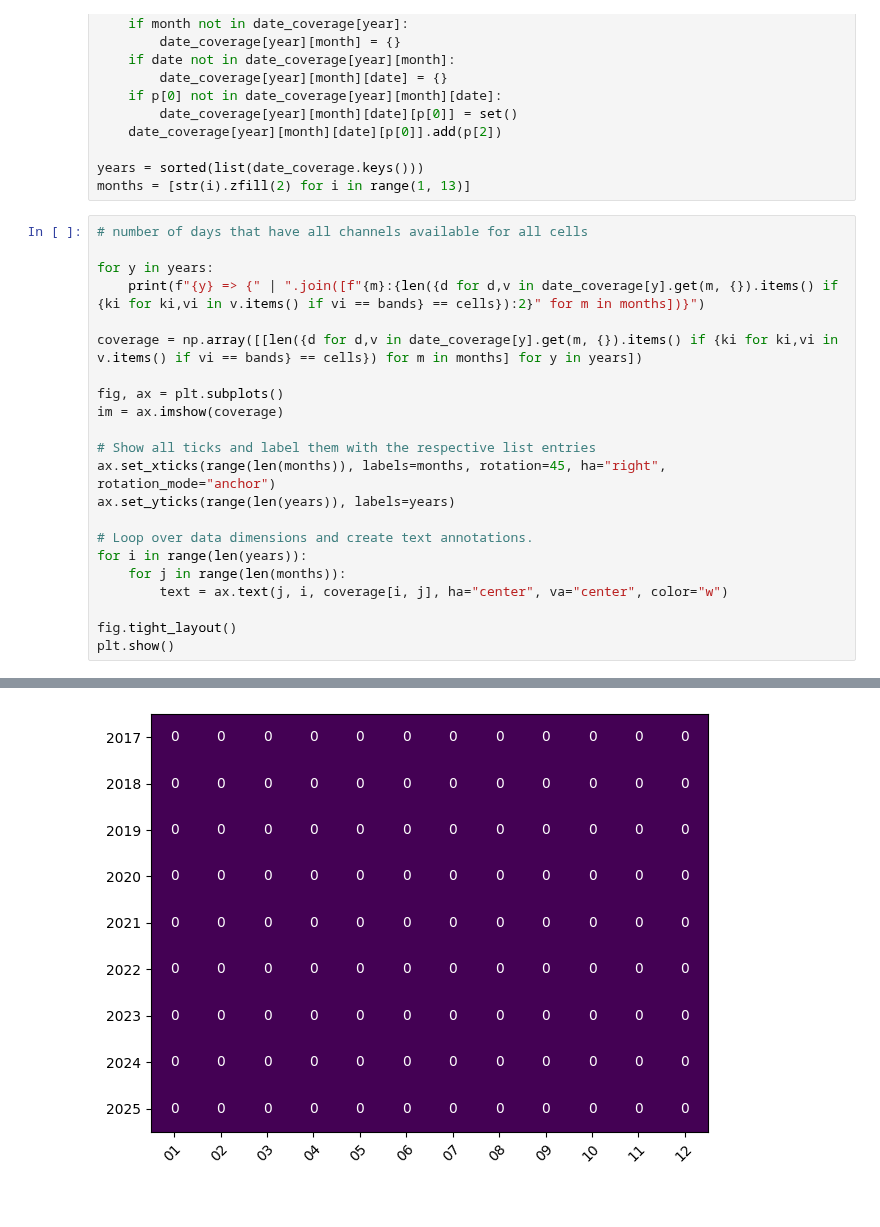
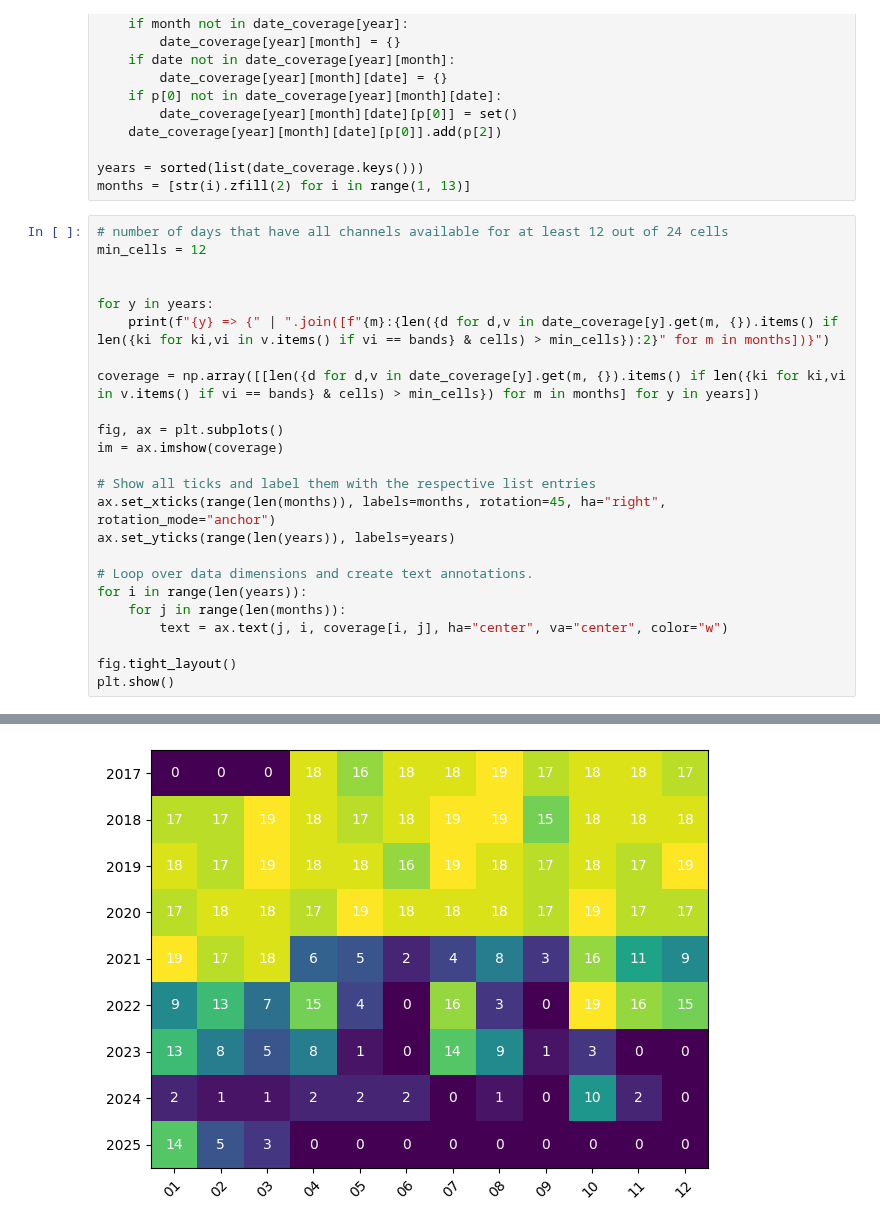
Before and after one commit to kristapsbe/bulbulis, a Jupyter notebook: notebooks/20250404_date_verif.ipynb, the cells around one changed output, grey strips where cells are left out. Saved outputs shown, nothing was run; the diff lists cells and outputs as text.

Commit message:
dont expect all cells

```diff
--- a/notebooks/20250404_date_verif.ipynb
+++ b/notebooks/20250404_date_verif.ipynb
@@ -30,12 +30,14 @@ for p in parts:
 years = sorted(list(date_coverage.keys()))
 months = [str(i).zfill(2) for i in range(1, 13)]
 # %%
-# number of days that have all channels available for all cells
+# number of days that have all channels available for at least 12 out of 24 cells
+min_cells = 12
+
 
 for y in years:
-    print(f"{y} => {" | ".join([f"{m}:{len({d for d,v in date_coverage[y].get(m, {}).items() if {ki for ki,vi in v.items() if vi == bands} == cells}):2}" for m in months])}")
+    print(f"{y} => {" | ".join([f"{m}:{len({d for d,v in date_coverage[y].get(m, {}).items() if len({ki for ki,vi in v.items() if vi == bands} & cells) > min_cells}):2}" for m in months])}")
 
-coverage = np.array([[len({d for d,v in date_coverage[y].get(m, {}).items() if {ki for ki,vi in v.items() if vi == bands} == cells}) for m in months] for y in years])
+coverage = np.array([[len({d for d,v in date_coverage[y].get(m, {}).items() if len({ki for ki,vi in v.items() if vi == bands} & cells) > min_cells}) for m in months] for y in years])
 
 fig, ax = plt.subplots()
 im = ax.imshow(coverage)
@@ -64,4 +66,4 @@ plt.show()
-[figure, old version]
+[figure, new version]
 # %%
 # number of days that have all channels available for at least one cell
 
```
Also changed, not shown: parts of 4 cells of this notebook.
